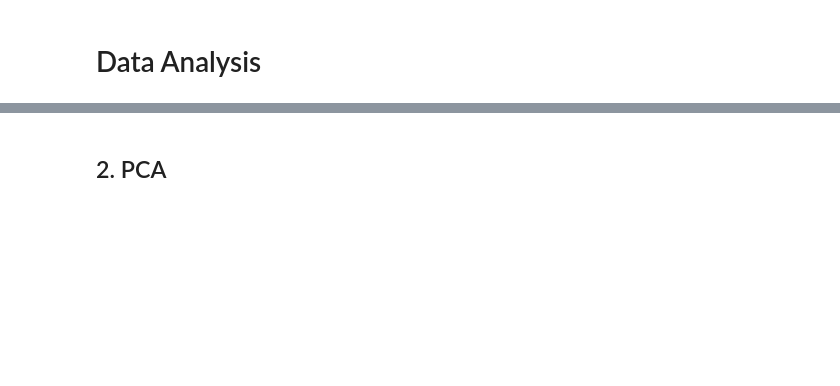
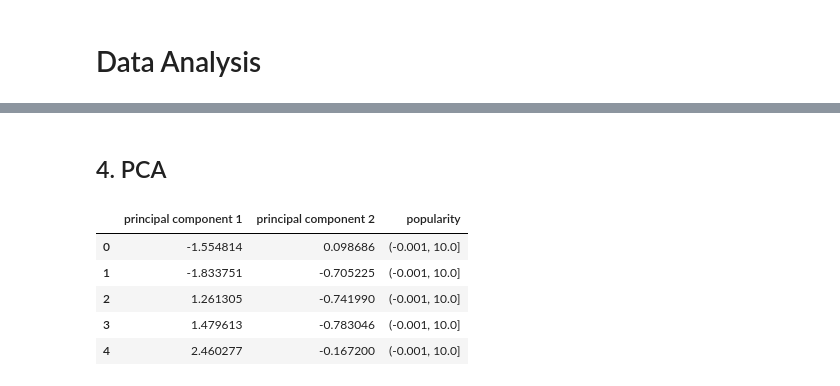
Before and after one commit to LeuphanaDataScience/ML-Lab, a Jupyter notebook: ML_music.ipynb, the cells around one changed output, grey strips where cells are left out. Saved outputs shown, nothing was run; the diff lists cells and outputs as text; code cells hidden in the pictures; blank space fills up the shorter version.

```diff
--- a/ML_music.ipynb
+++ b/ML_music.ipynb
@@ -219,4 +245,4 @@ pd.DataFrame.corr(music_df)
 | time_signature | 0.026125 | 0.142269 | -0.222495 | 0.190614 | 0.000942 | 0.185699 | -0.098657 | 0.011189 | ... |
 | valence | -0.031897 | 0.060076 | -0.325798 | 0.547154 | -0.141811 | 0.436771 | -0.307522 | 0.038078 | ... |
 # %% [markdown]
-## 2. PCA
+## 4. PCA
@@ -222,0 +258,15 @@ pd.DataFrame.corr(music_df)
+# %%
+#PCA:
+pca = PCA(n_components=2)
+principalComponents = pca.fit_transform(music_df_scaled_num)
+principalDf = pd.DataFrame(data = principalComponents, columns = ['principal component 1', 'principal component 2'])
+finalDf = pd.concat([principalDf, Y], axis = 1)
+finalDf.popularity = finalDf.popularity.apply(str)# change buckets to string for PCA plot to work
+finalDf.head()
+# %% [output]
+|  | principal component 1 | principal component 2 | popularity |
+| 0 | -1.554814 | 0.098686 | (-0.001, 10.0] |
+| 1 | -1.833751 | -0.705225 | (-0.001, 10.0] |
+| 2 | 1.261305 | -0.741990 | (-0.001, 10.0] |
+| 3 | 1.479613 | -0.783046 | (-0.001, 10.0] |
+| 4 | 2.460277 | -0.167200 | (-0.001, 10.0] |
```
Also changed, not shown: parts of 12 cells of this notebook.
